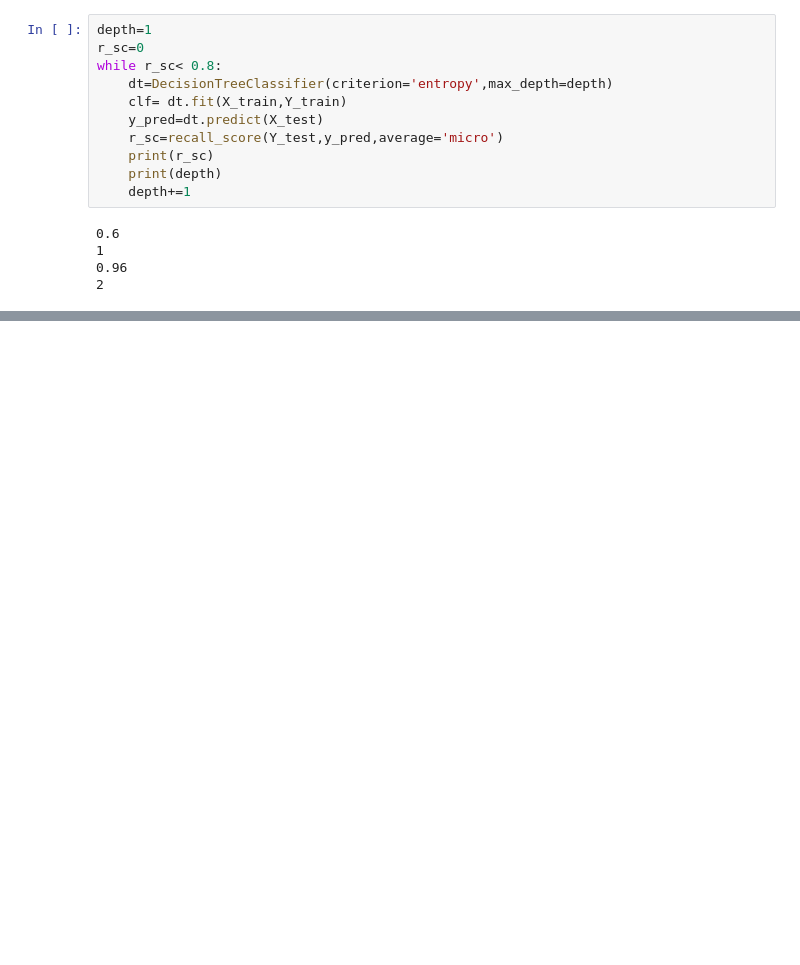
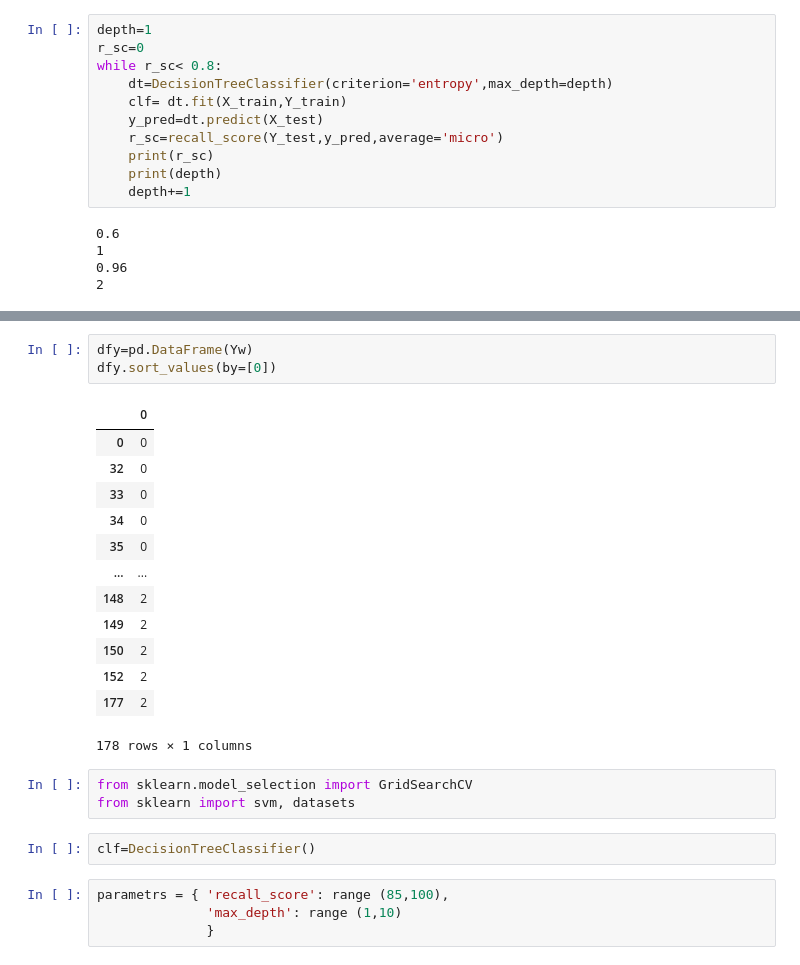
Before and after one commit to vl278/lesson, a Jupyter notebook: iris.ipynb, the cells around one changed output, grey strips where cells are left out. Cells and saved outputs as stored; diff of their text form; blank space fills up the shorter version.

```diff
--- a/iris.ipynb
+++ b/iris.ipynb
@@ -39,0 +78,26 @@ while r_sc< 0.8:
+# %%
+dfy=pd.DataFrame(Yw)
+dfy.sort_values(by=[0])
+# %% [output]
+|  | 0 |
+| 0 | 0 |
+| 32 | 0 |
+| 33 | 0 |
+| 34 | 0 |
+| 35 | 0 |
+| ... | ... |
+| 148 | 2 |
+| 149 | 2 |
+| 150 | 2 |
+| 152 | 2 |
+| 177 | 2 |
+178 rows × 1 columns
+# %%
+from sklearn.model_selection import GridSearchCV
+from sklearn import svm, datasets
+# %%
+clf=DecisionTreeClassifier()
+# %%
+parametrs = { 'recall_score': range (85,100),
+              'max_depth': range (1,10)
+              }
```
Also changed, not shown: parts of 16 cells of this notebook.
